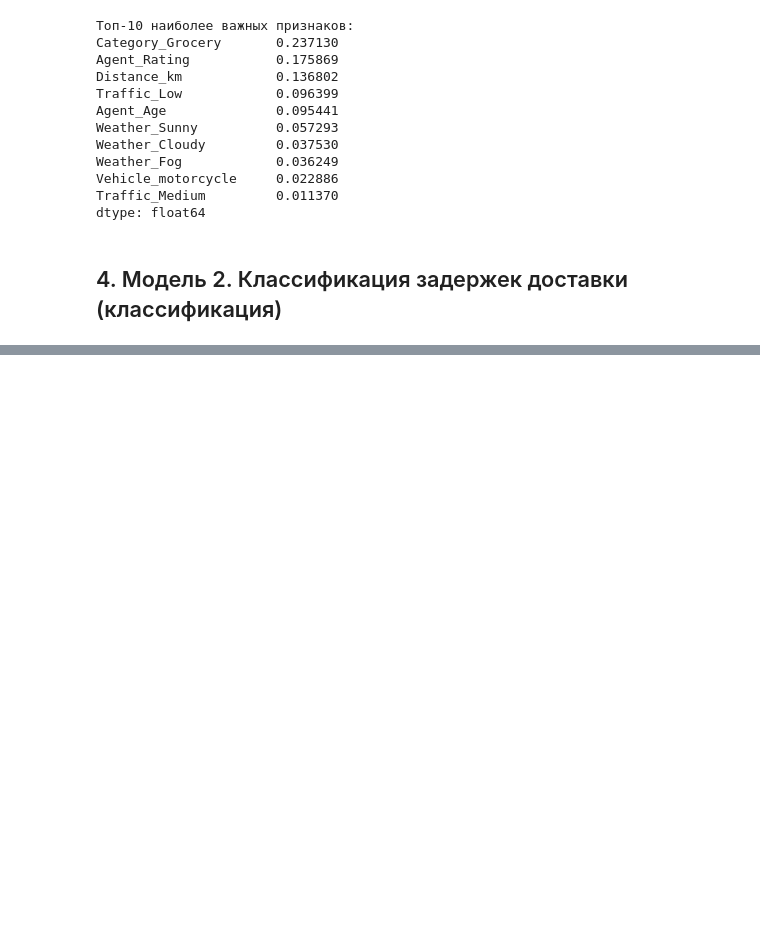
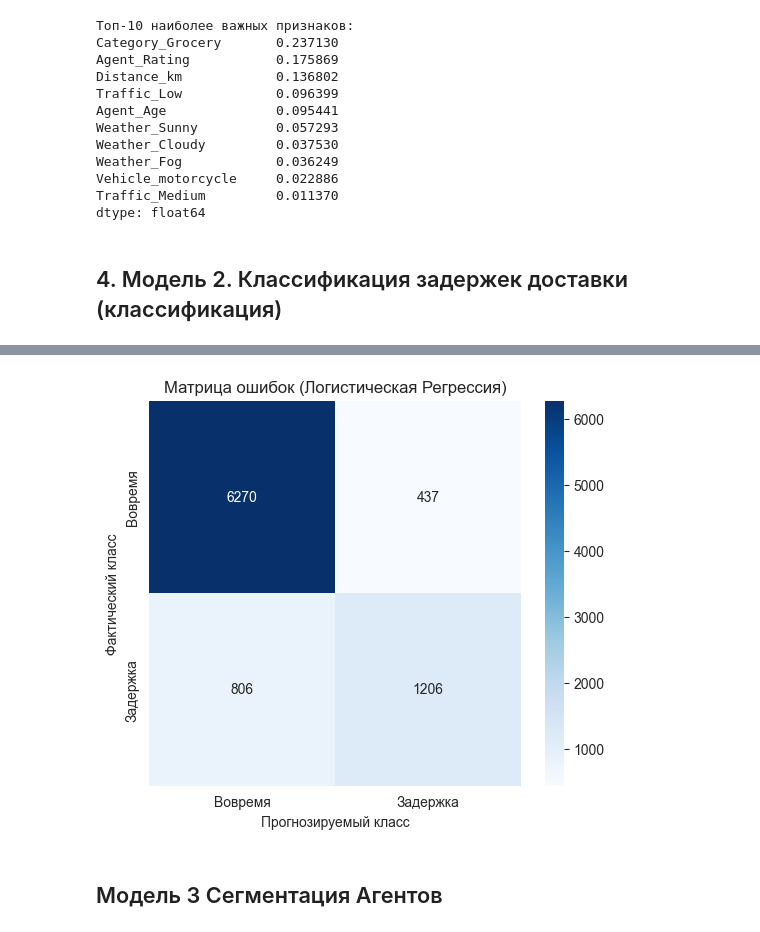
Before and after one commit to darinbtw/Machine_learning_to_optimize_processes_in_logistics, a Jupyter notebook: amazon_delivery_analyz.ipynb, the cells around one changed output, grey strips where cells are left out. Drawn from its saved outputs; the diff is of its cells as text; code cells hidden in the pictures; blank space fills up the shorter version.

```diff
--- a/amazon_delivery_analyz.ipynb
+++ b/amazon_delivery_analyz.ipynb
@@ -234,7 +236,7 @@ dtype: float64
 ## 4. Модель 2. Классификация задержек доставки (классификация)
 # %%
 #Целевая переменная: Is_Late(Задержка: 1 - да, 0 - нет)
-X_cls = df.drop(columns=['Delivery_Time', 'Is_late'])
+X_cls = df.drop(columns=['Delivery_Time', 'Is_Late'])
 y_cls = df['Is_Late']
 
 X_train_cls, X_test_cls, y_train_cls, y_test_cls = train_test_split(X_cls, y_cls, test_size=0.2, random_state=42, stratify=y_cls)
@@ -244,4 +246,9 @@ X_train_cls_processed = preprocessor_reg.transform(X_train_cls)
 X_test_cls_processed = preprocessor_reg.transform(X_test_cls)
 
 #Обучение модели (Логистическая Регрессия)
-model_logreg = LogisticRegression
+model_logreg = LogisticRegression(solver='liblinear', random_state=42)
+model_logreg.fit(X_train_cls_processed, y_train_cls)
+
+#Прогнозирование и оценка
+y_pred_cls = model_logreg.predict(X_test_cls_processed)
+y_prob_cls = model_logreg.predict_proba(X_test_cls_processed)[:,1]
@@ -247,0 +271,14 @@ model_logreg = LogisticRegression
+# %%
+#График матрицы ошибок
+cm = confusion_matrix(y_test_cls, y_pred_cls)
+plt.figure(figsize=(6, 5))
+sns.heatmap(cm, annot=True, fmt='d', cmap='Blues',
+            xticklabels=['Вовремя', 'Задержка'], yticklabels=['Вовремя', 'Задержка'])
+plt.title('Матрица ошибок (Логистическая Регрессия)')
+plt.ylabel('Фактический класс')
+plt.xlabel('Прогнозируемый класс')
+plt.show()
+# %% [output]
+[figure, added]
+# %% [markdown]
+## Модель 3 Сегментация Агентов
```
Also changed, not shown: parts of 4 cells of this notebook, 1 other file.
